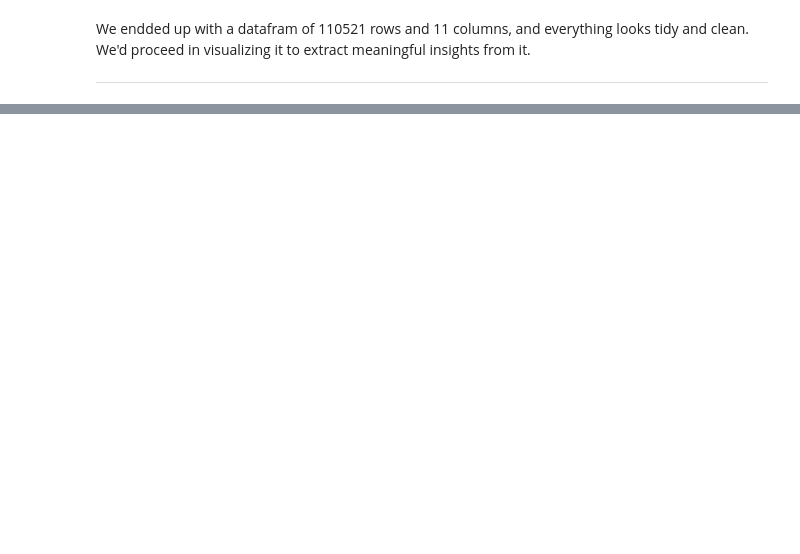
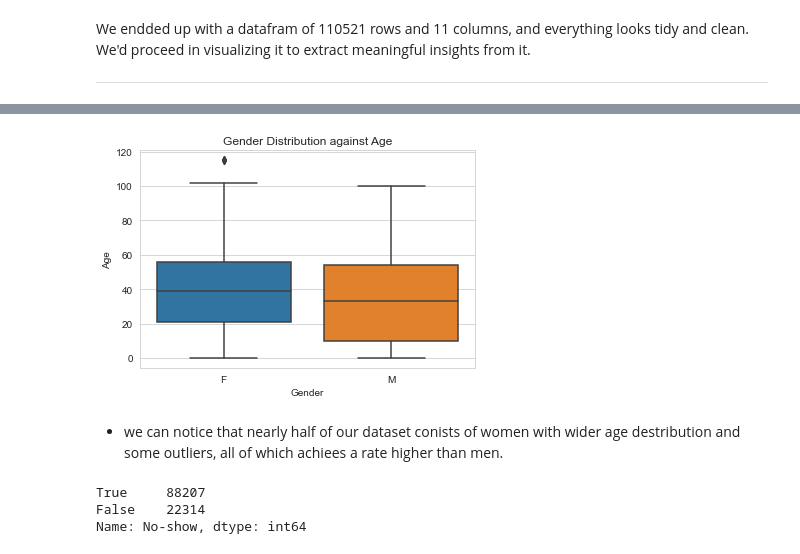
Before and after one commit to xShaimaa/Data-Analysis-Projects, a Jupyter notebook: 03-Medical-Appointment-No-Show/medical-appointment-dataset-analysis.ipynb, the cells around one changed output, grey strips where cells are left out. Cells and saved outputs as stored; diff of their text form; code cells hidden in the pictures; blank space fills up the shorter version.

```diff
--- a/03-Medical-Appointment-No-Show/medical-appointment-dataset-analysis.ipynb
+++ b/03-Medical-Appointment-No-Show/medical-appointment-dataset-analysis.ipynb
@@ -213,0 +405,15 @@ ___
+# %%
+# viewing count plot of gender distribution against age in our dataset
+sns.boxplot(x = 'Gender', y = 'Age', data = df)
+plt.title("Gender Distribution against Age")
+plt.show()
+# %% [output]
+[figure, added]
+# %% [markdown]
+- we can notice that nearly half of our dataset conists of women with wider age destribution and some outliers, all of which achiees a rate higher than men.
+# %%
+df['No-show'].value_counts()
+# %% [output]
+True     88207
+False    22314
+Name: No-show, dtype: int64
```
Also changed, not shown: parts of 49 cells of this notebook.
